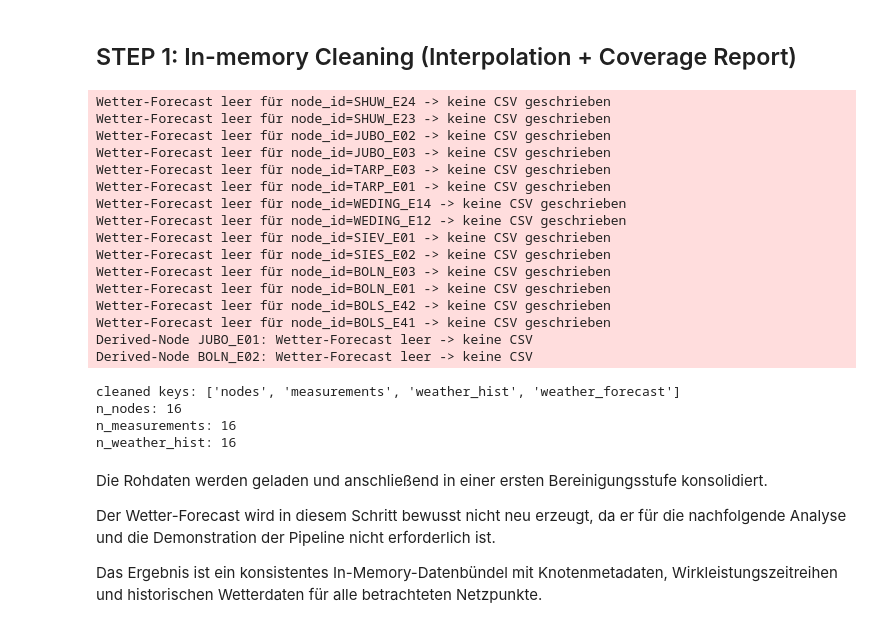
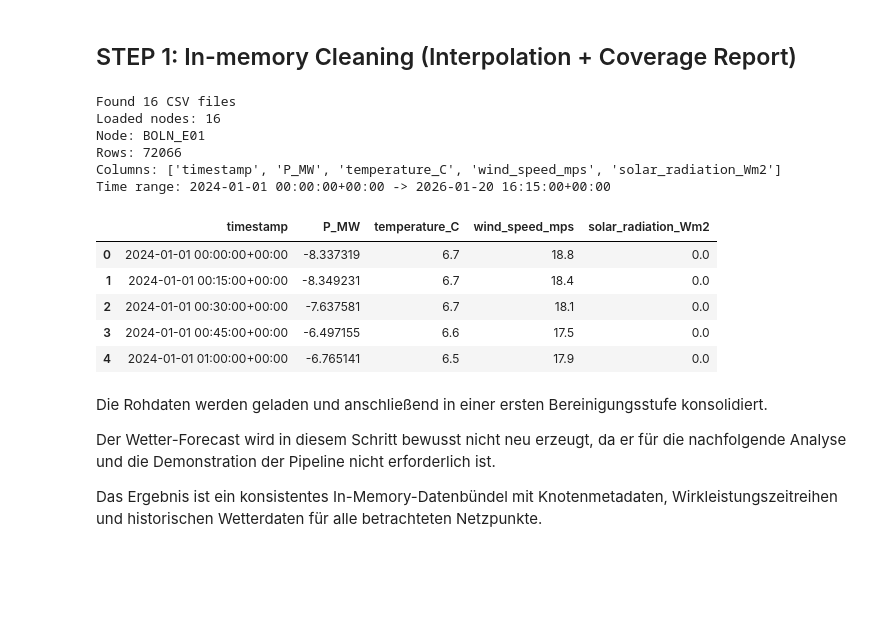
Before and after one commit to Krawinator/masterthesis, a Jupyter notebook: eda 2.ipynb, the cells around one changed output. Saved outputs shown, nothing was run; the diff lists cells and outputs as text; code cells hidden in the pictures; blank space fills up the shorter version.

```diff
--- a/eda 2.ipynb
+++ b/eda 2.ipynb
@@ -308,37 +308,61 @@ example wf : BOLN_E01_weather_forecast.csv
 # %% [markdown]
 ## STEP 1: In-memory Cleaning (Interpolation + Coverage Report)
 # %%
-from src.data.data_loader import load_all_data
-from src.data.data_cleaning import clean_data
+from pathlib import Path
+import pandas as pd
+import src.config as cfg
 
-bundle = load_all_data(start_time=cfg.HIST_START, end_time=None, weather_forecast_hours=0)
+TS_COL = "timestamp"
+DATA_DIR = Path(cfg.PREP_TS_DIR)
 
-cleaned = clean_data(bundle)
-print("cleaned keys:", list(cleaned.keys()))
-print("n_nodes:", len(cleaned["nodes"]))
-print("n_measurements:", len(cleaned["measurements"]))
-print("n_weather_hist:", len(cleaned["weather_hist"]))
+files = sorted(DATA_DIR.glob("*_hist*.csv"))
+if not files:
+    raise RuntimeError(f"Keine CSVs in {DATA_DIR.resolve()} gefunden")
+
+print(f"Found {len(files)} CSV files")
+
+data = {}
+for p in files:
+    node_id = (
+        p.stem
+        .replace("_hist_clean", "")
+        .replace("_hist", "")
+    )
+
+    df = pd.read_csv(p)
+    if TS_COL not in df.columns:
+        print(f"Skip {p.name}: no timestamp column")
+        continue
+
+    df[TS_COL] = pd.to_datetime(df[TS_COL], errors="coerce", utc=True)
+    df = df.dropna(subset=[TS_COL]).sort_values(TS_COL)
+
+    data[node_id] = df
+
+print(f"Loaded nodes: {len(data)}")
+
+node = next(iter(data))
+df = data[node]
+
+print("Node:", node)
+print("Rows:", len(df))
+print("Columns:", list(df.columns))
+print("Time range:", df["timestamp"].min(), "->", df["timestamp"].max())
+
+display(df.head())
 # %% [output]
-Wetter-Forecast leer für node_id=SHUW_E24 -> keine CSV geschrieben
-Wetter-Forecast leer für node_id=SHUW_E23 -> keine CSV geschrieben
-Wetter-Forecast leer für node_id=JUBO_E02 -> keine CSV geschrieben
-Wetter-Forecast leer für node_id=JUBO_E03 -> keine CSV geschrieben
-Wetter-Forecast leer für node_id=TARP_E03 -> keine CSV geschrieben
-Wetter-Forecast leer für node_id=TARP_E01 -> keine CSV geschrieben
-Wetter-Forecast leer für node_id=WEDING_E14 -> keine CSV geschrieben
-Wetter-Forecast leer für node_id=WEDING_E12 -> keine CSV geschrieben
-Wetter-Forecast leer für node_id=SIEV_E01 -> keine CSV geschrieben
-Wetter-Forecast leer für node_id=SIES_E02 -> keine CSV geschrieben
-Wetter-Forecast leer für node_id=BOLN_E03 -> keine CSV geschrieben
-Wetter-Forecast leer für node_id=BOLN_E01 -> keine CSV geschrieben
-Wetter-Forecast leer für node_id=BOLS_E42 -> keine CSV geschrieben
-Wetter-Forecast leer für node_id=BOLS_E41 -> keine CSV geschrieben
-Derived-Node JUBO_E01: Wetter-Forecast leer -> keine CSV
-Derived-Node BOLN_E02: Wetter-Forecast leer -> keine CSV
+Found 16 CSV files
+Loaded nodes: 16
+Node: BOLN_E01
+Rows: 72066
+Columns: ['timestamp', 'P_MW', 'temperature_C', 'wind_speed_mps', 'solar_radiation_Wm2']
+Time range: 2024-01-01 00:00:00+00:00 -> 2026-01-20 16:15:00+00:00
-cleaned keys: ['nodes', 'measurements', 'weather_hist', 'weather_forecast']
-n_nodes: 16
-n_measurements: 16
-n_weather_hist: 16
+|  | timestamp | P_MW | temperature_C | wind_speed_mps | solar_radiation_Wm2 |
+| 0 | 2024-01-01 00:00:00+00:00 | -8.337319 | 6.7 | 18.8 | 0.0 |
+| 1 | 2024-01-01 00:15:00+00:00 | -8.349231 | 6.7 | 18.4 | 0.0 |
+| 2 | 2024-01-01 00:30:00+00:00 | -7.637581 | 6.7 | 18.1 | 0.0 |
+| 3 | 2024-01-01 00:45:00+00:00 | -6.497155 | 6.6 | 17.5 | 0.0 |
+| 4 | 2024-01-01 01:00:00+00:00 | -6.765141 | 6.5 | 17.9 | 0.0 |
 # %% [markdown]
 Die Rohdaten werden geladen und anschließend in einer ersten Bereinigungsstufe konsolidiert.
 
```
Also changed, not shown: parts of 4 cells of this notebook, 1 other file.
